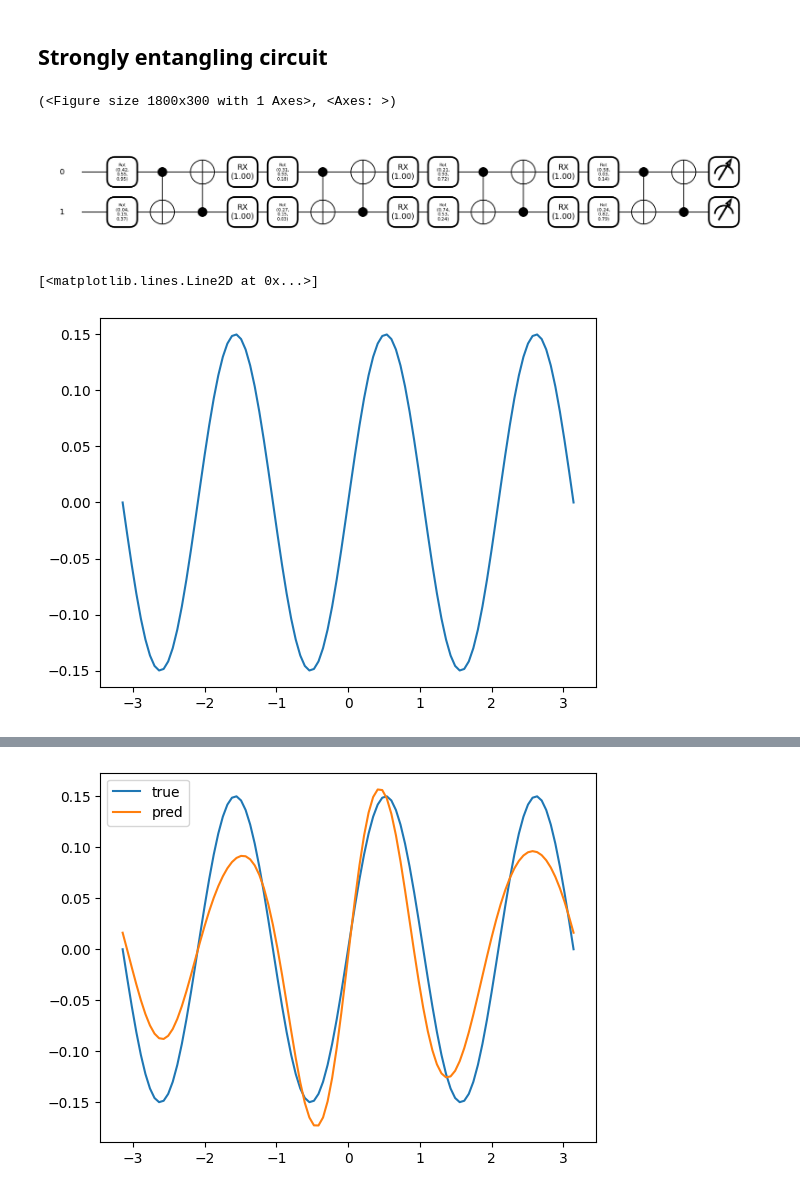
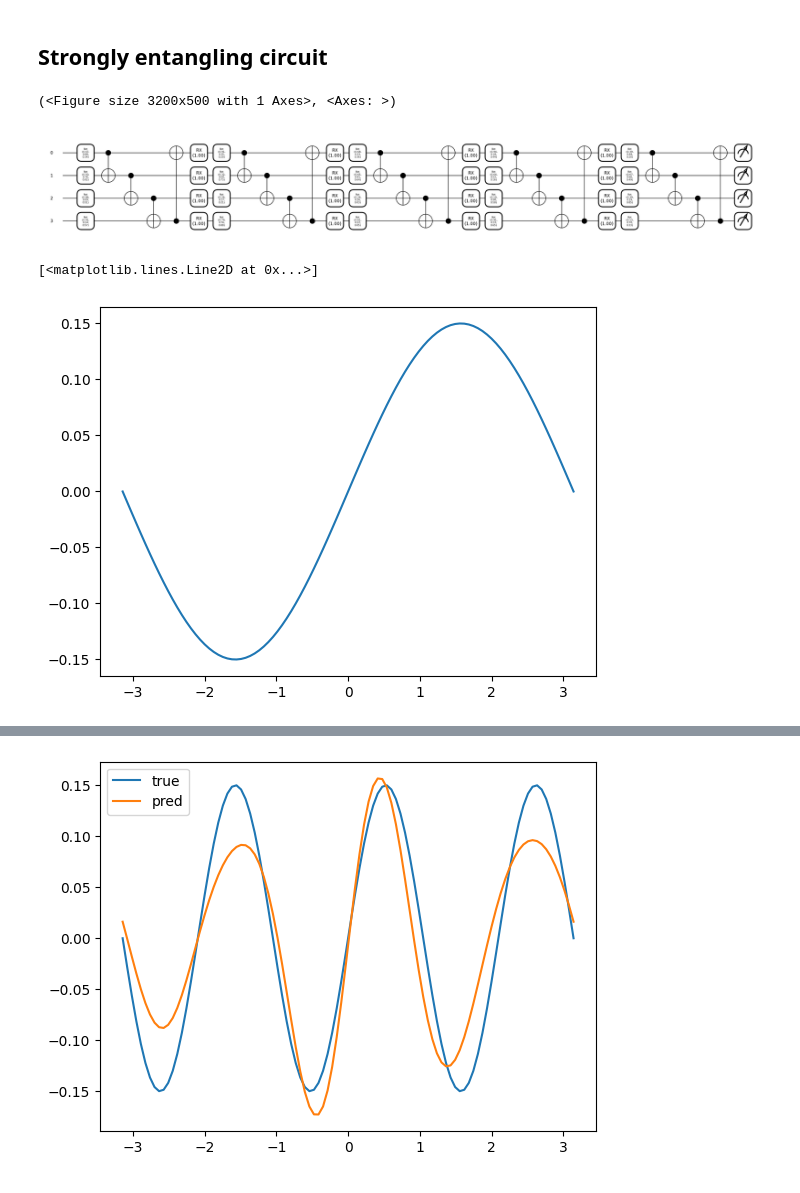
Before and after one commit to sedykh-ag/kovasznay, a Jupyter notebook: sandbox/q_approx_2D.ipynb, the cells around one changed output, grey strips where cells are left out. Cells and saved outputs as stored; diff of their text form; code cells hidden in the pictures.

```diff
--- a/sandbox/q_approx_2D.ipynb
+++ b/sandbox/q_approx_2D.ipynb
@@ -52,32 +52,32 @@ qml.draw_mpl(circuit, decimals=2, expansion_strategy='device')(inputs=torch.aran
 # %% [markdown]
 ## Strongly entangling circuit
 # %%
-n_qubits = 2
-n_depth = 3
+n_qubits = 4
+n_depth = 4
 n_layers = 1
 in_dim = n_qubits * n_depth
 out_dim = n_qubits
 dev = qml.device("lightning.qubit", wires=n_qubits)
 
 @qml.qnode(dev, interface="torch")
 def circuit(inputs, w):
     qml.StronglyEntanglingLayers(w[0], wires=range(n_qubits))
 
     for i in range(n_depth):
         qml.AngleEmbedding(features=inputs[i*n_qubits : (i+1)*n_qubits],
                            wires=range(n_qubits),
                            rotation="X")
         qml.StronglyEntanglingLayers(w[i+1], wires=range(n_qubits))
 
     return [qml.expval(qml.PauliZ(k)) for k in range(n_qubits)]
 
 weight_shapes = {"w": (n_depth+1, n_layers, n_qubits, 3)}
 
 qml.draw_mpl(circuit, decimals=2, expansion_strategy='device')(inputs=torch.ones(n_qubits*n_depth, dtype=float),
                                                                w=torch.rand(weight_shapes["w"]))
 # %% [output]
-(<Figure size 1800x300 with 1 Axes>, <Axes: >)
+(<Figure size 3200x500 with 1 Axes>, <Axes: >)
-[figure, old version]
+[figure, new version]
 # %%
 class FreqNet(nn.Module):
     @deterministic
@@ -106,12 +106,12 @@ class EncNet(nn.Module):
         X = self.lin_out(X)
         return X
 # %%
-f = lambda x: 0.15 * np.sin(3*x)
+f = lambda x: 0.15 * np.sin(x)
 x = np.linspace(-np.pi, np.pi, 100)
 plt.plot(x, f(x))
 # %% [output]
 [<matplotlib.lines.Line2D at 0x...>]
-[figure, old version]
+[figure, new version]
 # %%
 def draw(net):
     y_exact = f(x)
```
Also changed, not shown: parts of 1 cell of this notebook, 6 other files.
